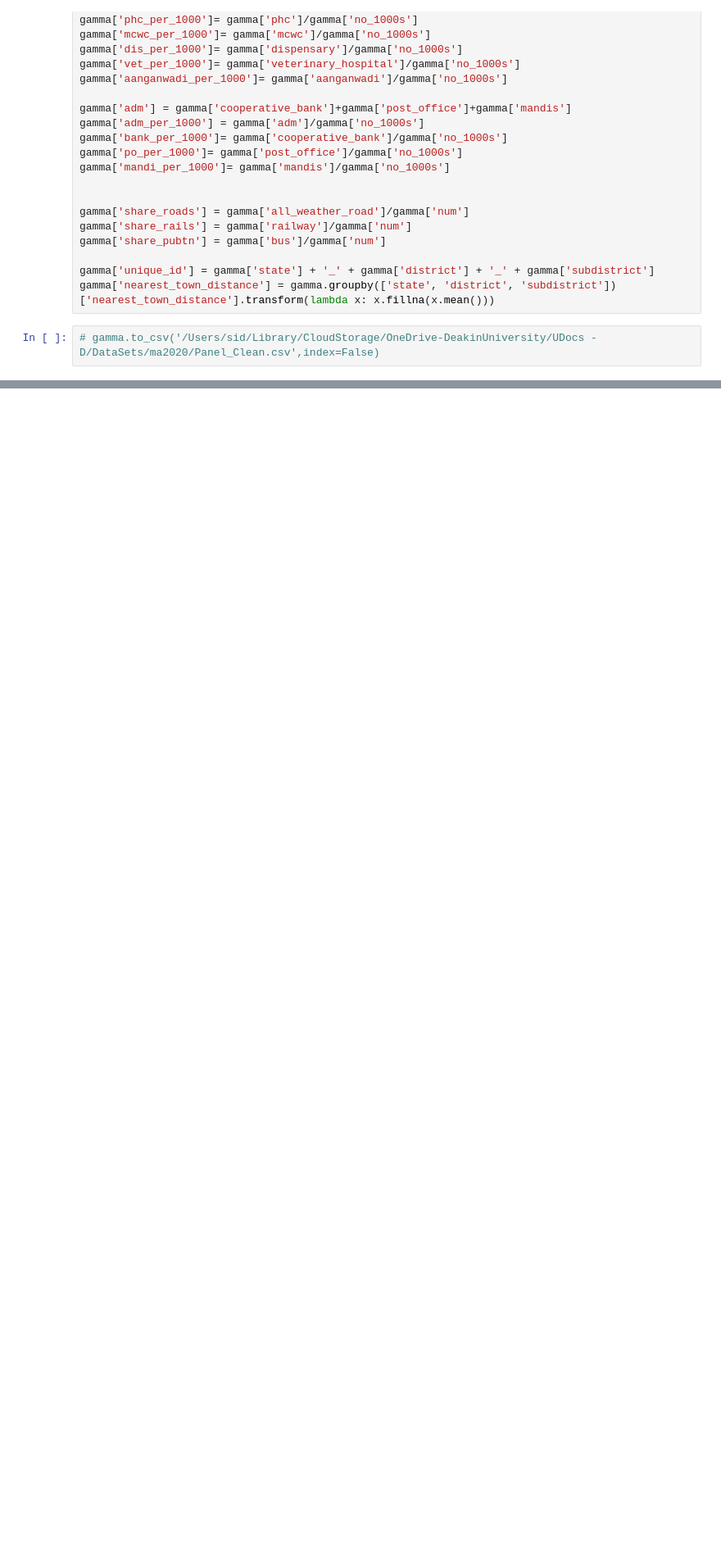
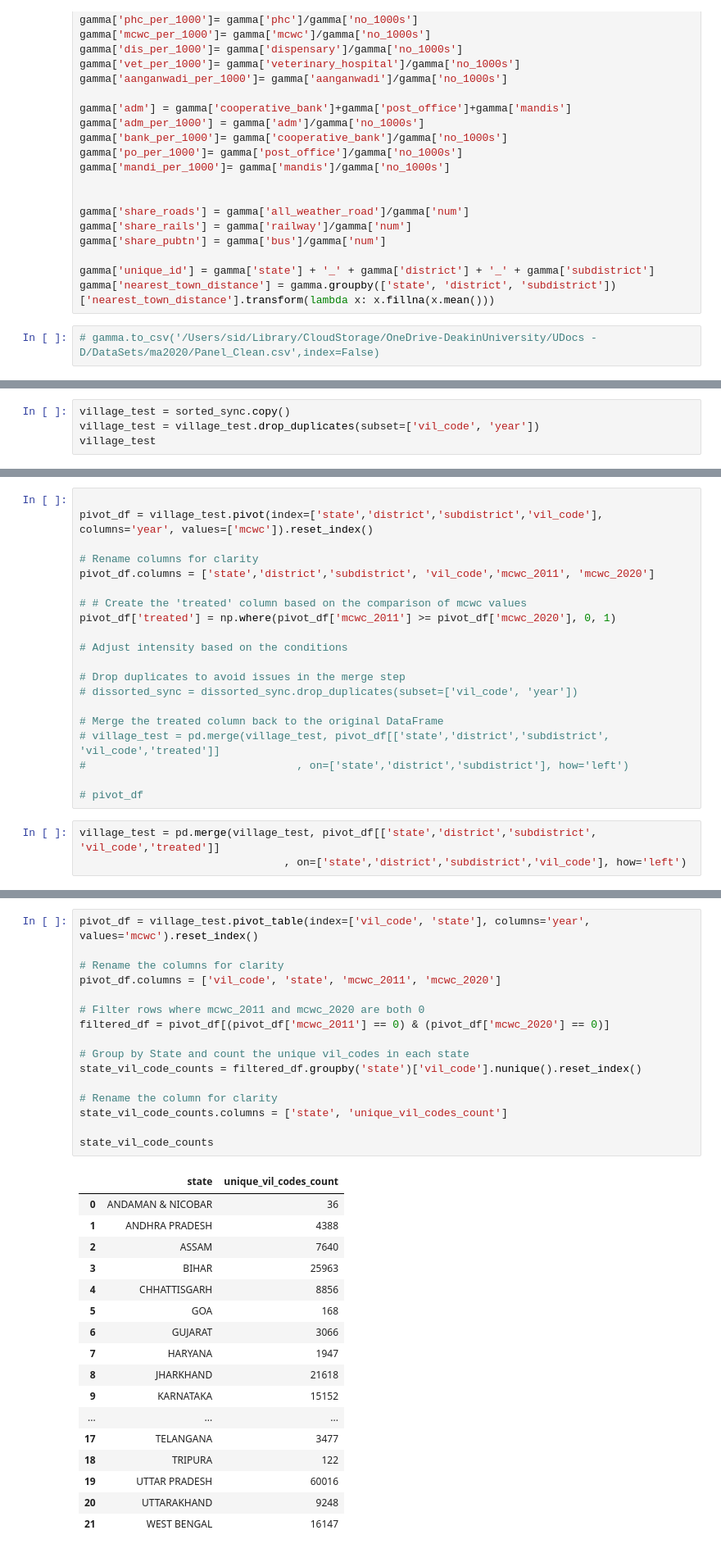
Before and after one commit to SaiSiddhardhaKalla/Master_Thesis, a Jupyter notebook: census2011.ipynb, the cells around one changed output, grey strips where cells are left out. Shown at 82% size. Cells and saved outputs as stored; diff of their text form; blank space fills up the shorter version.

```diff
--- a/census2011.ipynb
+++ b/census2011.ipynb
@@ -1619,0 +1674,4 @@ gamma['nearest_town_distance'] = gamma.groupby(['state', 'district', 'subdistric
+# %%
+village_test = sorted_sync.copy()
+village_test = village_test.drop_duplicates(subset=['vil_code', 'year'])
+village_test
@@ -1619,0 +1721,23 @@ gamma['nearest_town_distance'] = gamma.groupby(['state', 'district', 'subdistric
+# %%
+
+pivot_df = village_test.pivot(index=['state','district','subdistrict','vil_code'], columns='year', values=['mcwc']).reset_index()
+
+# Rename columns for clarity
+pivot_df.columns = ['state','district','subdistrict', 'vil_code','mcwc_2011', 'mcwc_2020']
+
+# # Create the 'treated' column based on the comparison of mcwc values
+pivot_df['treated'] = np.where(pivot_df['mcwc_2011'] >= pivot_df['mcwc_2020'], 0, 1)
+
+# Adjust intensity based on the conditions
+
+# Drop duplicates to avoid issues in the merge step
+# dissorted_sync = dissorted_sync.drop_duplicates(subset=['vil_code', 'year'])
+
+# Merge the treated column back to the original DataFrame
+# village_test = pd.merge(village_test, pivot_df[['state','district','subdistrict', 'vil_code','treated']]
+#                                 , on=['state','district','subdistrict'], how='left')
+
+# pivot_df
+# %%
+village_test = pd.merge(village_test, pivot_df[['state','district','subdistrict', 'vil_code','treated']]
+                                , on=['state','district','subdistrict','vil_code'], how='left')
@@ -1619,0 +1801,34 @@ gamma['nearest_town_distance'] = gamma.groupby(['state', 'district', 'subdistric
+# %%
+pivot_df = village_test.pivot_table(index=['vil_code', 'state'], columns='year', values='mcwc').reset_index()
+
+# Rename the columns for clarity
+pivot_df.columns = ['vil_code', 'state', 'mcwc_2011', 'mcwc_2020']
+
+# Filter rows where mcwc_2011 and mcwc_2020 are both 0
+filtered_df = pivot_df[(pivot_df['mcwc_2011'] == 0) & (pivot_df['mcwc_2020'] == 0)]
+
+# Group by State and count the unique vil_codes in each state
+state_vil_code_counts = filtered_df.groupby('state')['vil_code'].nunique().reset_index()
+
+# Rename the column for clarity
+state_vil_code_counts.columns = ['state', 'unique_vil_codes_count']
+
+state_vil_code_counts
+# %% [output]
+|  | state | unique_vil_codes_count |
+| 0 | ANDAMAN & NICOBAR | 36 |
+| 1 | ANDHRA PRADESH | 4388 |
+| 2 | ASSAM | 7640 |
+| 3 | BIHAR | 25963 |
+| 4 | CHHATTISGARH | 8856 |
+| 5 | GOA | 168 |
+| 6 | GUJARAT | 3066 |
+| 7 | HARYANA | 1947 |
+| 8 | JHARKHAND | 21618 |
+| 9 | KARNATAKA | 15152 |
+| ... | ... | ... |
+| 17 | TELANGANA | 3477 |
+| 18 | TRIPURA | 122 |
+| 19 | UTTAR PRADESH | 60016 |
+| 20 | UTTARAKHAND | 9248 |
+| 21 | WEST BENGAL | 16147 |
```
Also changed, not shown: parts of 19 cells of this notebook, 4 other files.
